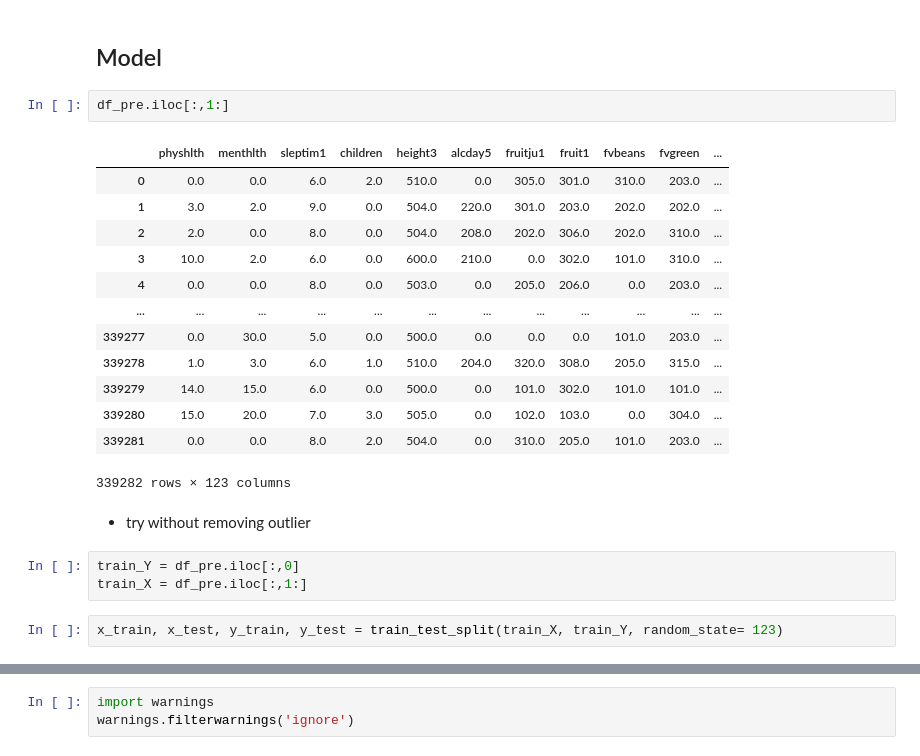
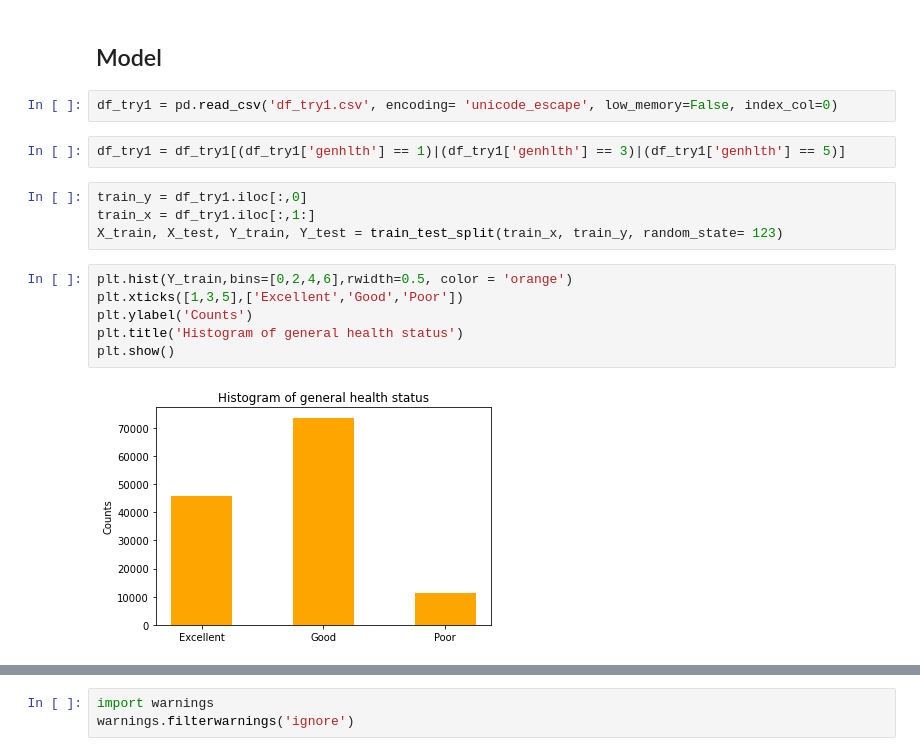
Before and after one commit to alicewuhhh/Health-Survey-Risk-Factors, a Jupyter notebook: Final_Project_Health_Survey_Risk.ipynb, the cells around one changed output, grey strips where cells are left out. Saved outputs shown, nothing was run; the diff lists cells and outputs as text.

```diff
--- a/Final_Project_Health_Survey_Risk.ipynb
+++ b/Final_Project_Health_Survey_Risk.ipynb
@@ -155,26 +179,19 @@ The data contains 339282 rows and 124 columns (1 response variable & 123 feature
 - 48 others
 # %% [markdown]
 ## Model
-# %%
-df_pre.iloc[:,1:]
-# %% [output]
-|  | physhlth | menthlth | sleptim1 | children | height3 | alcday5 | fruitju1 | fruit1 | fvbeans | fvgreen | ... |
-| 0 | 0.0 | 0.0 | 6.0 | 2.0 | 510.0 | 0.0 | 305.0 | 301.0 | 310.0 | 203.0 | ... |
-| 1 | 3.0 | 2.0 | 9.0 | 0.0 | 504.0 | 220.0 | 301.0 | 203.0 | 202.0 | 202.0 | ... |
-| 2 | 2.0 | 0.0 | 8.0 | 0.0 | 504.0 | 208.0 | 202.0 | 306.0 | 202.0 | 310.0 | ... |
-| 3 | 10.0 | 2.0 | 6.0 | 0.0 | 600.0 | 210.0 | 0.0 | 302.0 | 101.0 | 310.0 | ... |
-| 4 | 0.0 | 0.0 | 8.0 | 0.0 | 503.0 | 0.0 | 205.0 | 206.0 | 0.0 | 203.0 | ... |
-| ... | ... | ... | ... | ... | ... | ... | ... | ... | ... | ... | ... |
-| 339277 | 0.0 | 30.0 | 5.0 | 0.0 | 500.0 | 0.0 | 0.0 | 0.0 | 101.0 | 203.0 | ... |
-| 339278 | 1.0 | 3.0 | 6.0 | 1.0 | 510.0 | 204.0 | 320.0 | 308.0 | 205.0 | 315.0 | ... |
-| 339279 | 14.0 | 15.0 | 6.0 | 0.0 | 500.0 | 0.0 | 101.0 | 302.0 | 101.0 | 101.0 | ... |
-| 339280 | 15.0 | 20.0 | 7.0 | 3.0 | 505.0 | 0.0 | 102.0 | 103.0 | 0.0 | 304.0 | ... |
-| 339281 | 0.0 | 0.0 | 8.0 | 2.0 | 504.0 | 0.0 | 310.0 | 205.0 | 101.0 | 203.0 | ... |
-339282 rows × 123 columns
-# %% [markdown]
-- try without removing outlier
-# %%
-train_Y = df_pre.iloc[:,0]
-train_X = df_pre.iloc[:,1:]
-# %%
-x_train, x_test, y_train, y_test = train_test_split(train_X, train_Y, random_state= 123)
+# %%
+df_try1 = pd.read_csv('df_try1.csv', encoding= 'unicode_escape', low_memory=False, index_col=0)
+# %%
+df_try1 = df_try1[(df_try1['genhlth'] == 1)|(df_try1['genhlth'] == 3)|(df_try1['genhlth'] == 5)]
+# %%
+train_y = df_try1.iloc[:,0]
+train_x = df_try1.iloc[:,1:]
+X_train, X_test, Y_train, Y_test = train_test_split(train_x, train_y, random_state= 123)
+# %%
+plt.hist(Y_train,bins=[0,2,4,6],rwidth=0.5, color = 'orange')
+plt.xticks([1,3,5],['Excellent','Good','Poor'])
+plt.ylabel('Counts')
+plt.title('Histogram of general health status')
+plt.show()
+# %% [output]
+[figure, added]
```
Also changed, not shown: parts of 38 cells of this notebook.
